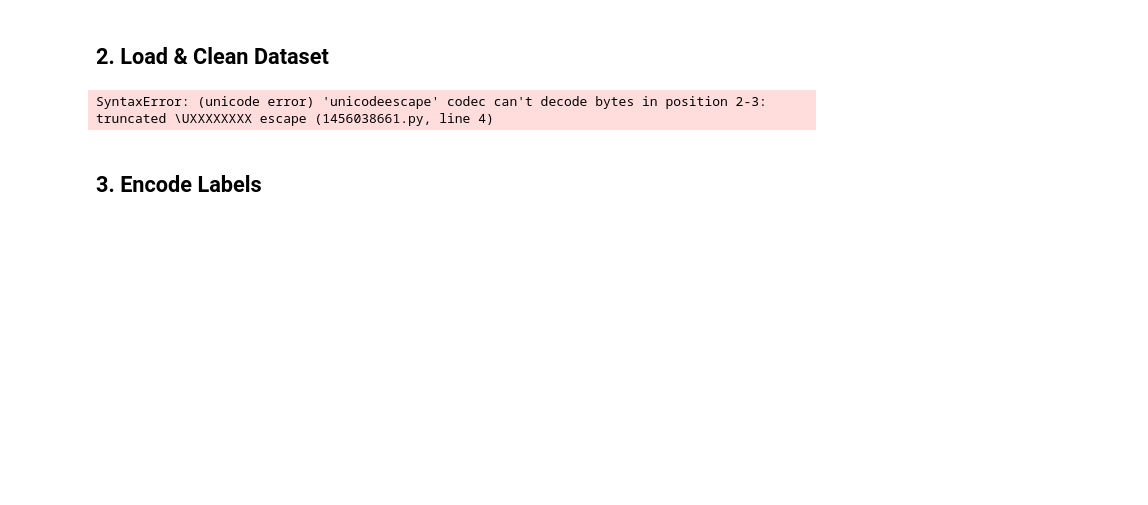
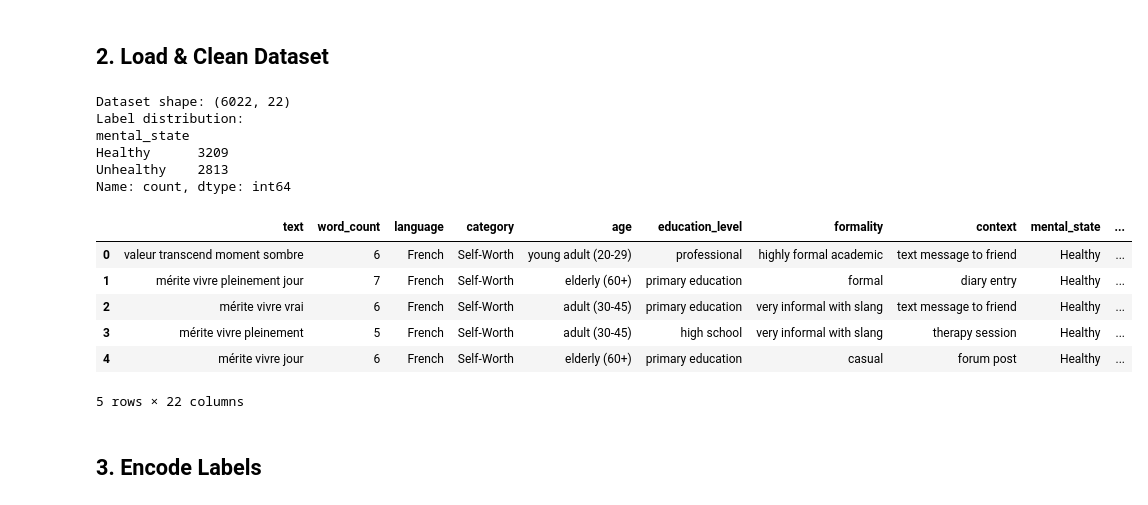
Before and after one commit to juliettedaher/Mental_health_detection_system, a Jupyter notebook: Code/MODELS/SVM.ipynb, the cells around one changed output. Cells and saved outputs as stored; diff of their text form; code cells hidden in the pictures; blank space fills up the shorter version.

```diff
--- a/Code/MODELS/SVM.ipynb
+++ b/Code/MODELS/SVM.ipynb
@@ -37,18 +39,30 @@ warnings.filterwarnings('ignore')
 # %%
 # =========================
 # Load and Clean Dataset
 # =========================
-data = pd.read_csv('C:\Users\Admin\Documents\FYP\french dataset\Code\MyResults\french_cleaned.csv')
+data = pd.read_csv('C:\\Users\\Admin\\Documents\\FYP\\french dataset\\Code\\MyResults\\french_cleaned.csv')
 
 # Remove rows with missing text or labels
-data = data.dropna(subset=['cleaned_text', 'status'])
-data['cleaned_text'] = data['cleaned_text'].astype(str)
+data = data.dropna(subset=['text', 'mental_state'])
+data['text'] = data['text_nostop'].astype(str)
 
 print(f"Dataset shape: {data.shape}")
-print(f"Label distribution:\n{data['status'].value_counts()}")
+print(f"Label distribution:\n{data['mental_state'].value_counts()}")
 data.head()
 # %% [output]
-SyntaxError: (unicode error) 'unicodeescape' codec can't decode bytes in position 2-3: truncated \UXXXXXXXX escape (1456038661.py, line 4)
+Dataset shape: (6022, 22)
+Label distribution:
+mental_state
+Healthy      3209
+Unhealthy    2813
+Name: count, dtype: int64
+|  | text | word_count | language | category | age | education_level | formality | context | mental_state | ... |
+| 0 | valeur transcend moment sombre | 6 | French | Self-Worth | young adult (20-29) | professional | highly formal academic | text message to friend | Healthy | ... |
+| 1 | mérite vivre pleinement jour | 7 | French | Self-Worth | elderly (60+) | primary education | formal | diary entry | Healthy | ... |
+| 2 | mérite vivre vrai | 6 | French | Self-Worth | adult (30-45) | primary education | very informal with slang | text message to friend | Healthy | ... |
+| 3 | mérite vivre pleinement | 5 | French | Self-Worth | adult (30-45) | high school | very informal with slang | therapy session | Healthy | ... |
+| 4 | mérite vivre jour | 6 | French | Self-Worth | elderly (60+) | primary education | casual | forum post | Healthy | ... |
+5 rows × 22 columns
 # %% [markdown]
 ## 3. Encode Labels
 # %%
```
Also changed, not shown: parts of 18 cells of this notebook, 3 other files.
